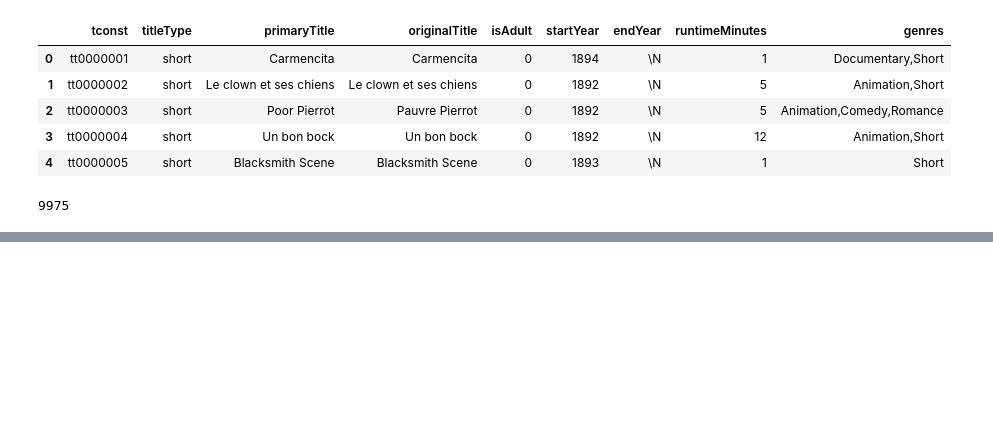
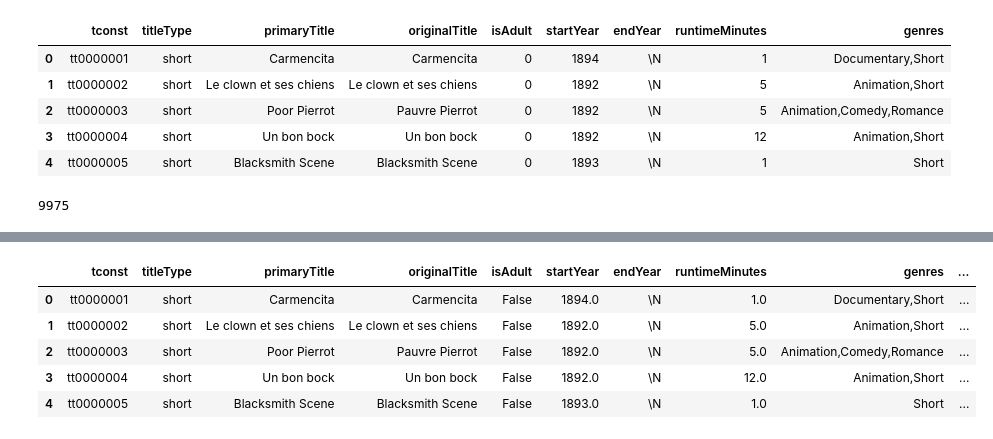
Before and after one commit to data-IA-2024/netfloox-recommandation-gr3, a Jupyter notebook: Notebook/Analyse_explo_titlebasics.ipynb, the cells around one changed output, grey strips where cells are left out. Drawn from its saved outputs; the diff is of its cells as text; code cells hidden in the pictures; blank space fills up the shorter version.

```diff
--- a/Notebook/Analyse_explo_titlebasics.ipynb
+++ b/Notebook/Analyse_explo_titlebasics.ipynb
@@ -127,0 +150,9 @@ df["tconst"].nunique()
+# %%
+df['startYear'] = df['startYear'].replace(r'\\N', np.nan, regex=True)
+df['startYear'] = pd.to_numeric(df['startYear'], errors='coerce')
+df['runtimeMinutes'] = df['runtimeMinutes'].replace(r'\\N', np.nan, regex=True)
+df['runtimeMinutes'] = pd.to_numeric(df['runtimeMinutes'], errors='coerce')
+# %%
+df["isAdult"] = df["isAdult"].astype(bool)
+df["startYear"] = df["startYear"].astype(float)
+df["runtimeMinutes"] = df["runtimeMinutes"].astype(float)
@@ -127,0 +172,10 @@ df["tconst"].nunique()
+# %%
+df['liste_genre'] = df['genres'].str.split(',')
+df.head()
+# %% [output]
+|  | tconst | titleType | primaryTitle | originalTitle | isAdult | startYear | endYear | runtimeMinutes | genres | ... |
+| 0 | tt0000001 | short | Carmencita | Carmencita | False | 1894.0 | \N | 1.0 | Documentary,Short | ... |
+| 1 | tt0000002 | short | Le clown et ses chiens | Le clown et ses chiens | False | 1892.0 | \N | 5.0 | Animation,Short | ... |
+| 2 | tt0000003 | short | Poor Pierrot | Pauvre Pierrot | False | 1892.0 | \N | 5.0 | Animation,Comedy,Romance | ... |
+| 3 | tt0000004 | short | Un bon bock | Un bon bock | False | 1892.0 | \N | 12.0 | Animation,Short | ... |
+| 4 | tt0000005 | short | Blacksmith Scene | Blacksmith Scene | False | 1893.0 | \N | 1.0 | Short | ... |
```
Also changed, not shown: parts of 16 cells of this notebook, 2 other files.
